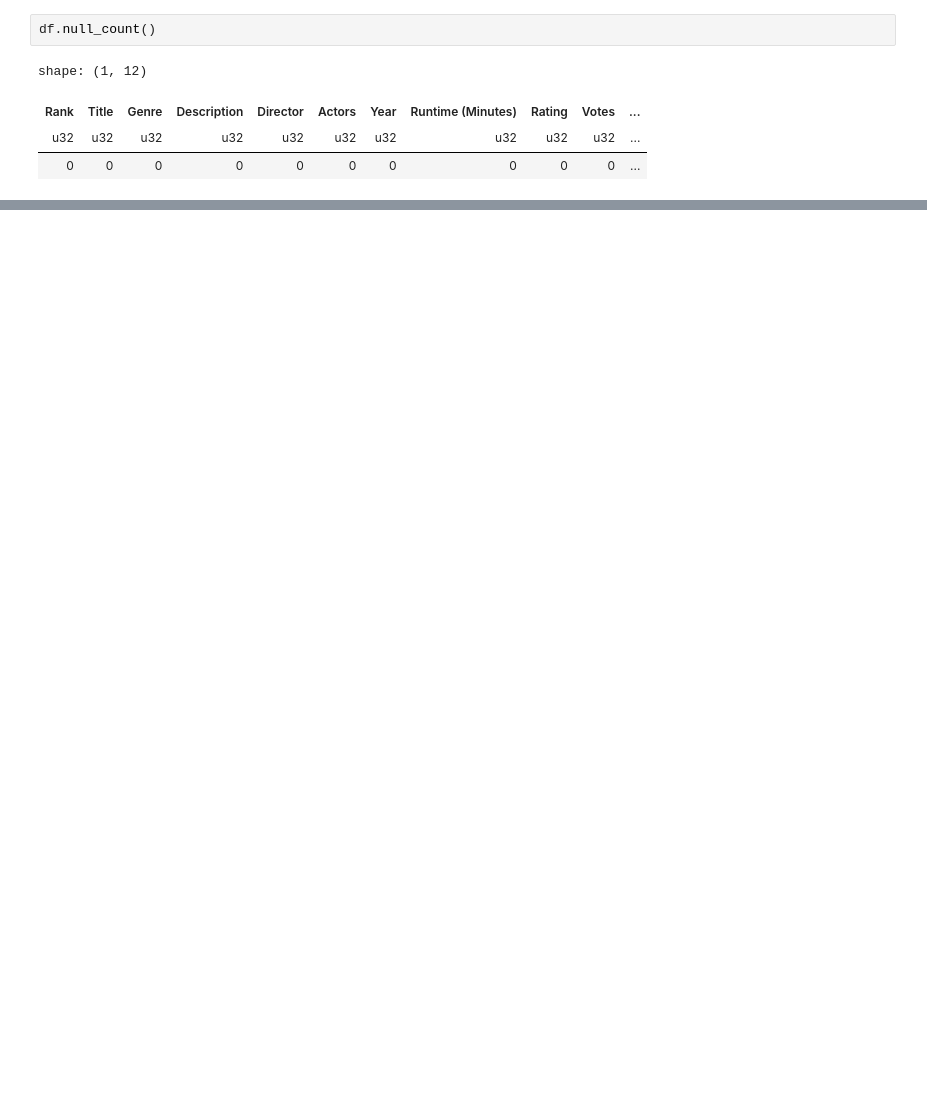
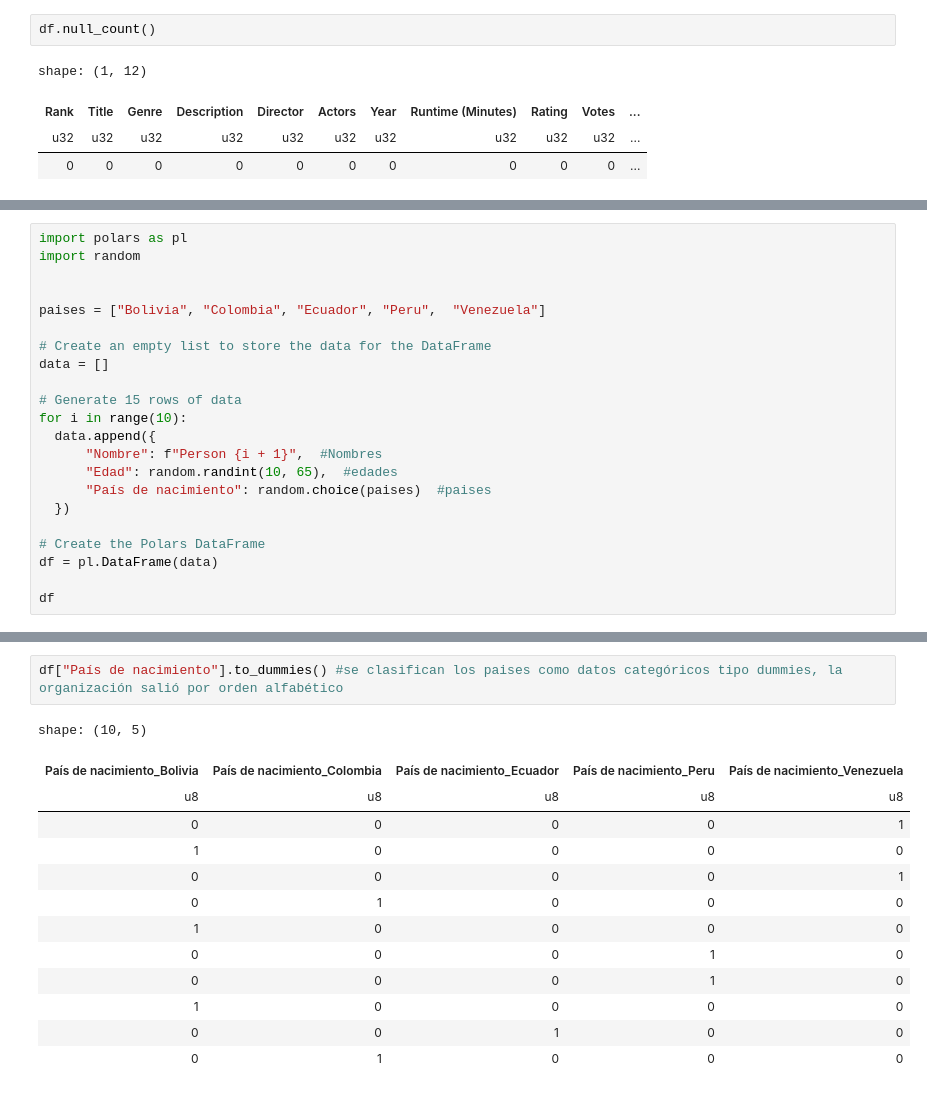
Before and after one commit to veruizr/ML_Doc, a Jupyter notebook: polars.ipynb, the cells around one changed output, grey strips where cells are left out. Drawn from its saved outputs; the diff is of its cells as text; blank space fills up the shorter version.

```diff
--- a/polars.ipynb
+++ b/polars.ipynb
@@ -234,3 +234,25 @@ shape: (936, 12)
 | 998 | "Step Up 2: The Streets" | "Drama,Music,Romance" | "Romantic sparks occur between … | "Jon M. Chu" | "Robert Hoffman, Briana Evigan,… | 2008 | 98 | 6.2 | 70699 | ... |
 | 999 | "Search Party" | "Adventure,Comedy" | "A pair of friends embark on a … | "Scot Armstrong" | "Adam Pally, T.J. Miller, Thoma… | 2014 | 93 | 5.6 | 4881 | ... |
 | 1000 | "Nine Lives" | "Comedy,Family,Fantasy" | "A stuffy businessman finds him… | "Barry Sonnenfeld" | "Kevin Spacey, Jennifer Garner,… | 2016 | 87 | 5.3 | 12435 | ... |
+# %%
+import polars as pl
+import random
+
+
+paises = ["Bolivia", "Colombia", "Ecuador", "Peru",  "Venezuela"]
+
+# Create an empty list to store the data for the DataFrame
+data = []
+
+# Generate 15 rows of data
+for i in range(10):
+  data.append({
+      "Nombre": f"Person {i + 1}",  #Nombres
+      "Edad": random.randint(10, 65),  #edades
+      "País de nacimiento": random.choice(paises)  #paises
+  })
+
+# Create the Polars DataFrame
+df = pl.DataFrame(data)
+
+df
@@ -236,0 +273,16 @@ shape: (936, 12)
+# %%
+df["País de nacimiento"].to_dummies() #se clasifican los paises como datos categóricos tipo dummies, la organización salió por orden alfabético
+# %% [output]
+shape: (10, 5)
+| País de nacimiento_Bolivia | País de nacimiento_Colombia | País de nacimiento_Ecuador | País de nacimiento_Peru | País de nacimiento_Venezuela |
+| u8 | u8 | u8 | u8 | u8 |
+| 0 | 0 | 0 | 0 | 1 |
+| 1 | 0 | 0 | 0 | 0 |
+| 0 | 0 | 0 | 0 | 1 |
+| 0 | 1 | 0 | 0 | 0 |
+| 1 | 0 | 0 | 0 | 0 |
+| 0 | 0 | 0 | 1 | 0 |
+| 0 | 0 | 0 | 1 | 0 |
+| 1 | 0 | 0 | 0 | 0 |
+| 0 | 0 | 1 | 0 | 0 |
+| 0 | 1 | 0 | 0 | 0 |
```
Also changed, not shown: parts of 4 cells of this notebook.
